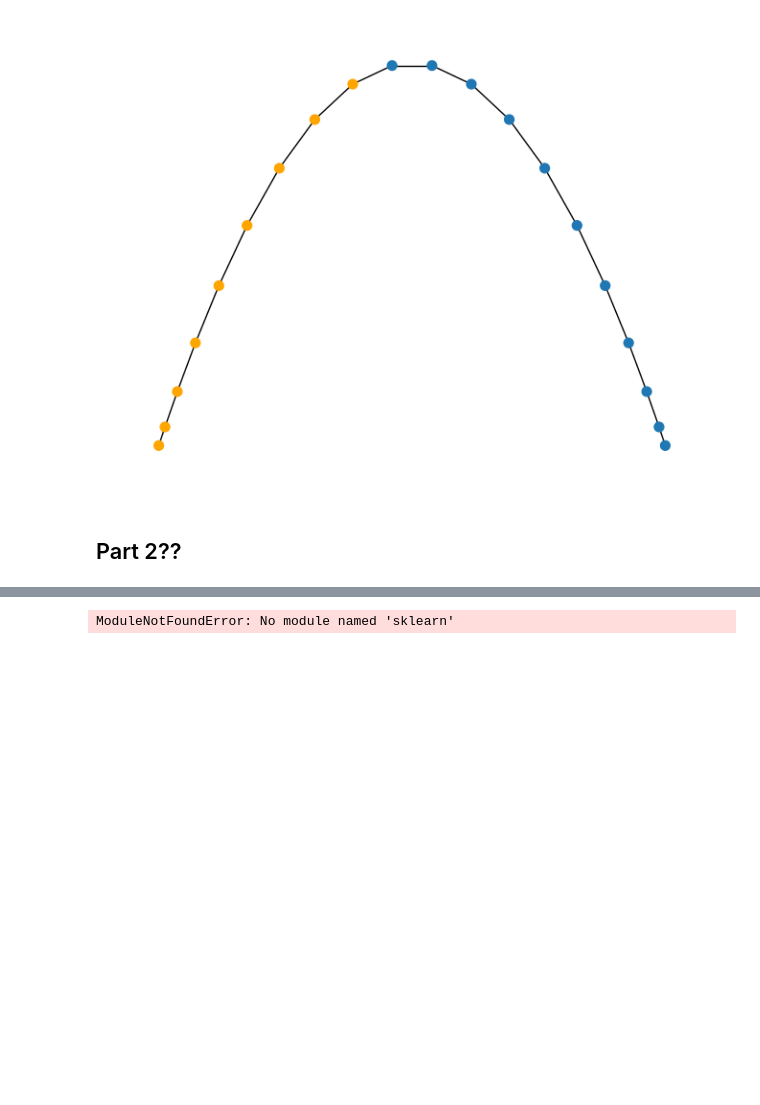
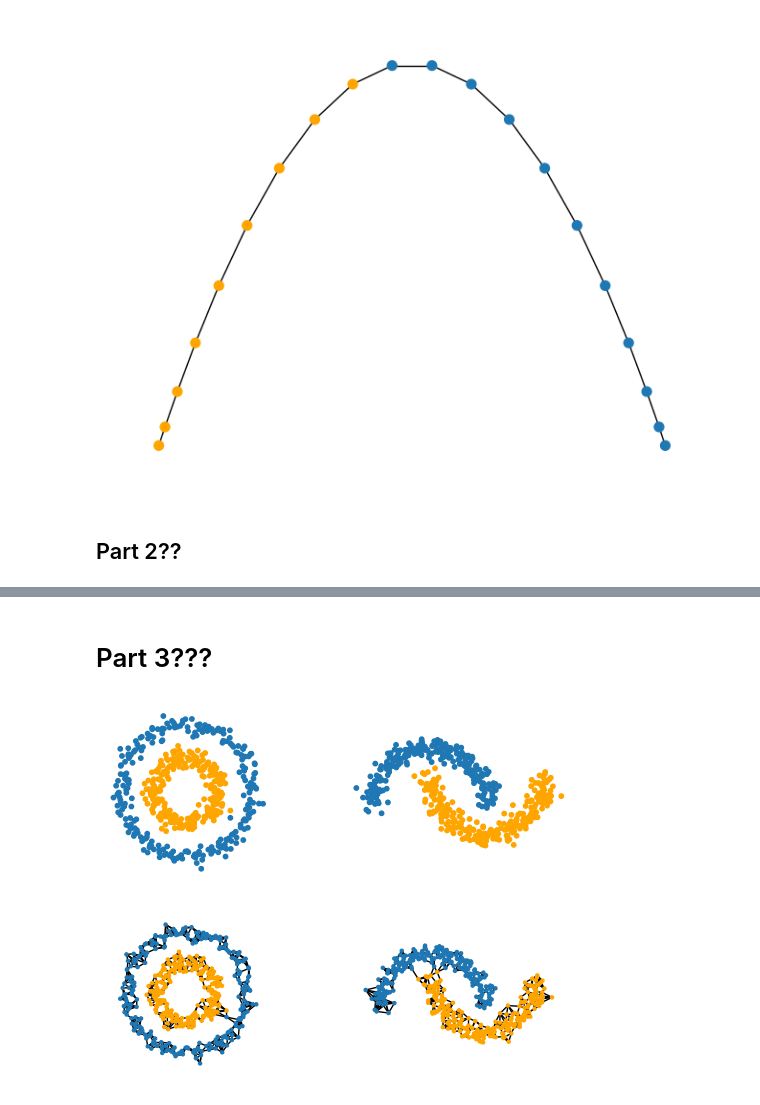
Before and after one commit to CalebDerrickson/GradCourses, a Jupyter notebook: Semester 1/Spectral Functions/Homework2/Homework 2 scratchwork.ipynb, the cells around one changed output, grey strips where cells are left out. Saved outputs shown, nothing was run; the diff lists cells and outputs as text; code cells hidden in the pictures; blank space fills up the shorter version.

```diff
--- a/Semester 1/Spectral Functions/Homework2/Homework 2 scratchwork.ipynb
+++ b/Semester 1/Spectral Functions/Homework2/Homework 2 scratchwork.ipynb
@@ -167,0 +168,2 @@ nx.draw(P, pos=pos, node_color=colors[cut[-2]], node_size=50)
+# %% [markdown]
+# Part 3???
@@ -168,6 +173,5 @@ nx.draw(P, pos=pos, node_color=colors[cut[-2]], node_size=50)
 # %%
-from sklearn import cluster, datasets, mixture
-from sklearn.neighbors import kneighbors_graph
+
 
 
 def generate_datasets(k=5, noise_multiplier=1):
@@ -184,31 +188,55 @@ def generate_datasets(k=5, noise_multiplier=1):
     noisy_moons = datasets.make_moons(n_samples=n_samples, noise=0.10 * noise_multiplier, random_state=seed)
     data = []
 
     for i, (X, y) in enumerate([noisy_circles, noisy_moons]):
         G = nx.empty_graph(n_samples)
+
+        #Take k-nearest neighbors
+        neighbor_csr = kneighbors_graph(X, k)
+
+
+        G = nx.from_scipy_sparse_array(neighbor_csr)
+
+        A = np.zeros((len(G), len(G)))
+
+        for i in range(len(G)):
+            for j in range(i, len(G)):
+                if i == j: pass
+                if G.has_edge(i, j) and G.has_edge(j, i):
+                    A[i, j] = 2.0
+                    A[j, i] = 2.0
+                elif G.has_edge(i, j):
+                    A[i, j] = 1.0
+                    A[j, i] = 1.0
+                elif G.has_edge(j, i):
+                    A[i, j] = 1.0
+                    A[j, i] = 1.0
+
+
+        G = nx.from_numpy_array(A)
         # TODO: Use `kneighbors_graph` with n_neighbors equal to 5 to construct a graph
         #       a graph from each dataset.
         #       One way to make it into an undirected graph is to take A_u = (A_d + A_d^T) / 2
         #       This will give you the adjacency matrix.
         #       You can make it into a graph using `nx.from_scipy_sparse_matrix
 
         data.append([X, y, G])
 
     return data
 
 data = generate_datasets()
 fig, ax = plt.subplots(2, 2)
 
 for i, (X, y, G) in enumerate(data):
     ax[0][i].scatter(X[:, 0], X[:, 1], s=10, color=colors[y])
     plt.sca(ax[1][i])
     nx.draw(G, pos=X, node_color=colors[y], node_size=5)
 
     for j in range(2):
         ax[j][i].set_aspect('equal', 'box')
         ax[j][i].set_xticks([])
         ax[j][i].set_yticks([])
         for side in ['right', 'top', 'left', 'bottom']:
             ax[j][i].spines[side].set_visible(False)
 # %% [output]
-ModuleNotFoundError: No module named 'sklearn'
+[figure, added]
```
Also changed, not shown: parts of 3 cells of this notebook.
